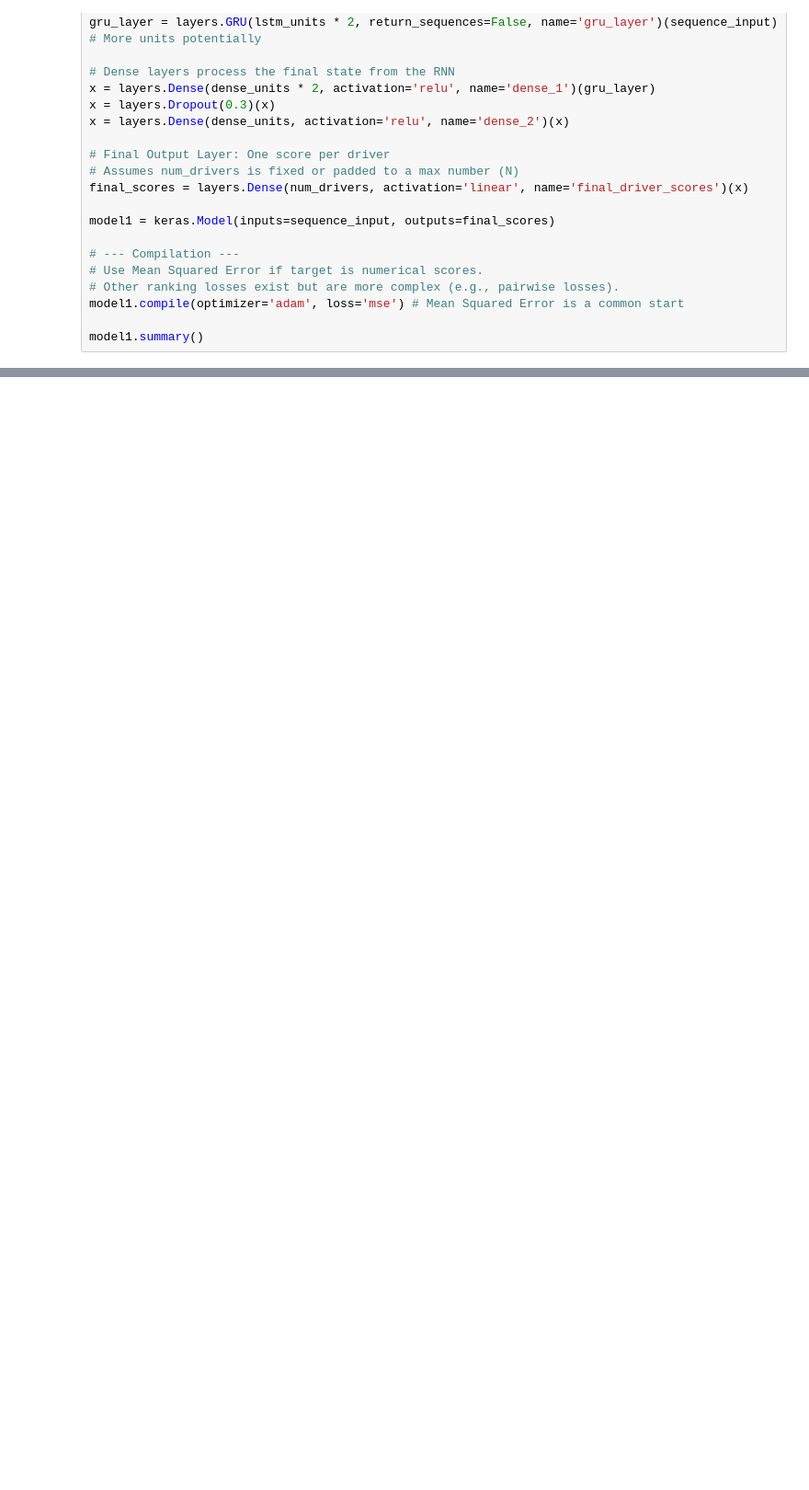
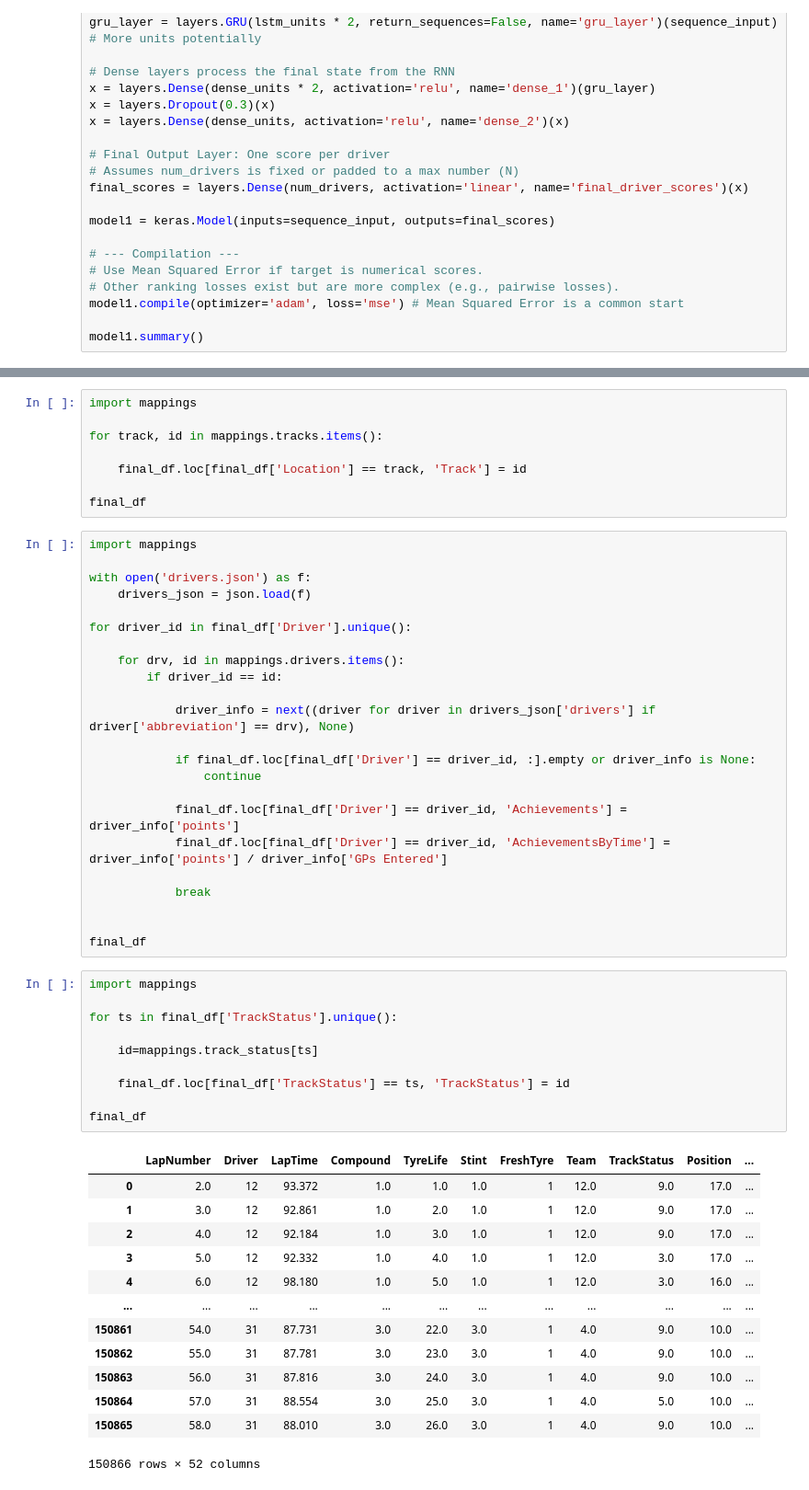
Before and after one commit to kilid69/F1, a Jupyter notebook: main.ipynb, the cells around one changed output, grey strips where cells are left out. Shown at 92% size. Saved outputs shown, nothing was run; the diff lists cells and outputs as text; blank space fills up the shorter version.

```diff
--- a/main.ipynb
+++ b/main.ipynb
@@ -799,0 +791,55 @@ final_df
+# %%
+import mappings
+
+for track, id in mappings.tracks.items():
+
+    final_df.loc[final_df['Location'] == track, 'Track'] = id
+
+final_df
+# %%
+import mappings
+
+with open('drivers.json') as f:
+    drivers_json = json.load(f)
+
+for driver_id in final_df['Driver'].unique():
+
+    for drv, id in mappings.drivers.items():
+        if driver_id == id:
+
+            driver_info = next((driver for driver in drivers_json['drivers'] if driver['abbreviation'] == drv), None)
+
+            if final_df.loc[final_df['Driver'] == driver_id, :].empty or driver_info is None:
+                continue
+
+            final_df.loc[final_df['Driver'] == driver_id, 'Achievements'] = driver_info['points']
+            final_df.loc[final_df['Driver'] == driver_id, 'AchievementsByTime'] = driver_info['points'] / driver_info['GPs Entered']
+
+            break
+
+
+final_df
+# %%
+import mappings
+
+for ts in final_df['TrackStatus'].unique():
+
+    id=mappings.track_status[ts]
+
+    final_df.loc[final_df['TrackStatus'] == ts, 'TrackStatus'] = id
+
+final_df
+# %% [output]
+|  | LapNumber | Driver | LapTime | Compound | TyreLife | Stint | FreshTyre | Team | TrackStatus | Position | ... |
+| 0 | 2.0 | 12 | 93.372 | 1.0 | 1.0 | 1.0 | 1 | 12.0 | 9.0 | 17.0 | ... |
+| 1 | 3.0 | 12 | 92.861 | 1.0 | 2.0 | 1.0 | 1 | 12.0 | 9.0 | 17.0 | ... |
+| 2 | 4.0 | 12 | 92.184 | 1.0 | 3.0 | 1.0 | 1 | 12.0 | 9.0 | 17.0 | ... |
+| 3 | 5.0 | 12 | 92.332 | 1.0 | 4.0 | 1.0 | 1 | 12.0 | 3.0 | 17.0 | ... |
+| 4 | 6.0 | 12 | 98.180 | 1.0 | 5.0 | 1.0 | 1 | 12.0 | 3.0 | 16.0 | ... |
+| ... | ... | ... | ... | ... | ... | ... | ... | ... | ... | ... | ... |
+| 150861 | 54.0 | 31 | 87.731 | 3.0 | 22.0 | 3.0 | 1 | 4.0 | 9.0 | 10.0 | ... |
+| 150862 | 55.0 | 31 | 87.781 | 3.0 | 23.0 | 3.0 | 1 | 4.0 | 9.0 | 10.0 | ... |
+| 150863 | 56.0 | 31 | 87.816 | 3.0 | 24.0 | 3.0 | 1 | 4.0 | 9.0 | 10.0 | ... |
+| 150864 | 57.0 | 31 | 88.554 | 3.0 | 25.0 | 3.0 | 1 | 4.0 | 5.0 | 10.0 | ... |
+| 150865 | 58.0 | 31 | 88.010 | 3.0 | 26.0 | 3.0 | 1 | 4.0 | 9.0 | 10.0 | ... |
+150866 rows × 52 columns
```
Also changed, not shown: parts of 31 cells of this notebook, 8 other files.
